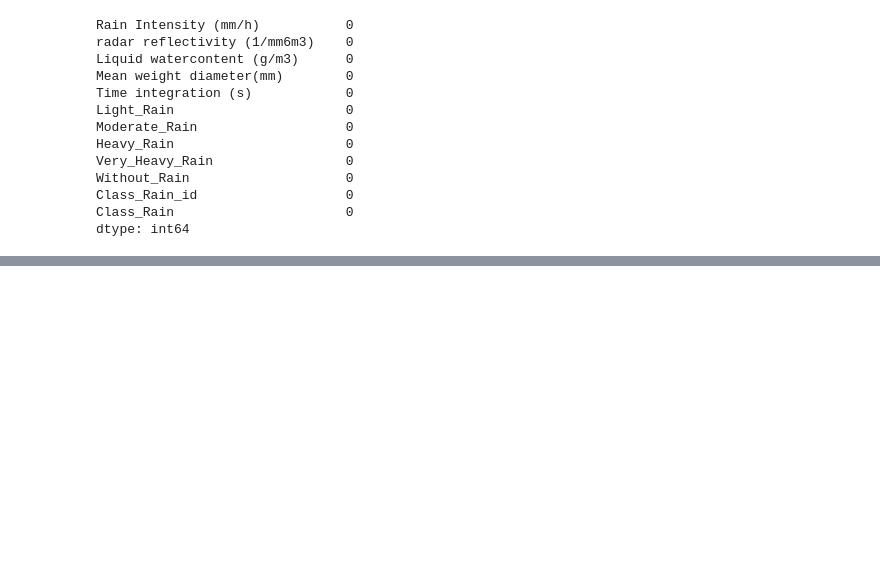
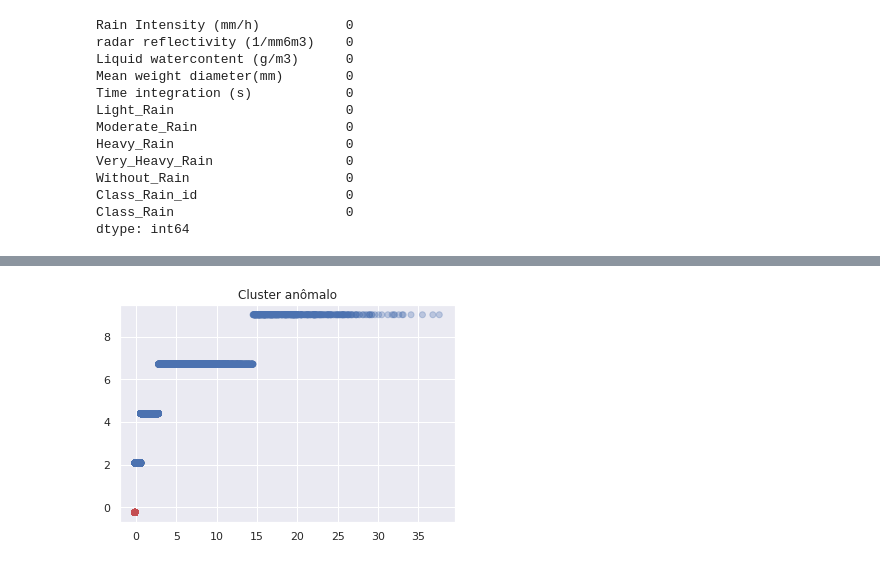
Before and after one commit to lourencocavalcante/Neurocomputacao, a Jupyter notebook: INPE_CAP351_Projeto02_MLP_Lourenco.ipynb, the cells around one changed output, grey strips where cells are left out. Cells and saved outputs as stored; diff of their text form; code cells hidden in the pictures; blank space fills up the shorter version.

```diff
--- a/INPE_CAP351_Projeto02_MLP_Lourenco.ipynb
+++ b/INPE_CAP351_Projeto02_MLP_Lourenco.ipynb
@@ -107,0 +162,12 @@ dtype: int64
+# %%
+cor = []
+for anomalia in df_std['anomalia'] :
+    if anomalia == 1 :
+        cor.append('r')
+    else :
+        cor.append('b')
+plt.scatter(df_std['Rain Intensity (mm/h)'], df_std['Class_Rain_id'], c=cor,alpha=0.3)
+plt.title("Cluster anômalo")
+plt.show()
+# %% [output]
+[figure, added]
```
Also changed, not shown: parts of 16 cells of this notebook.
